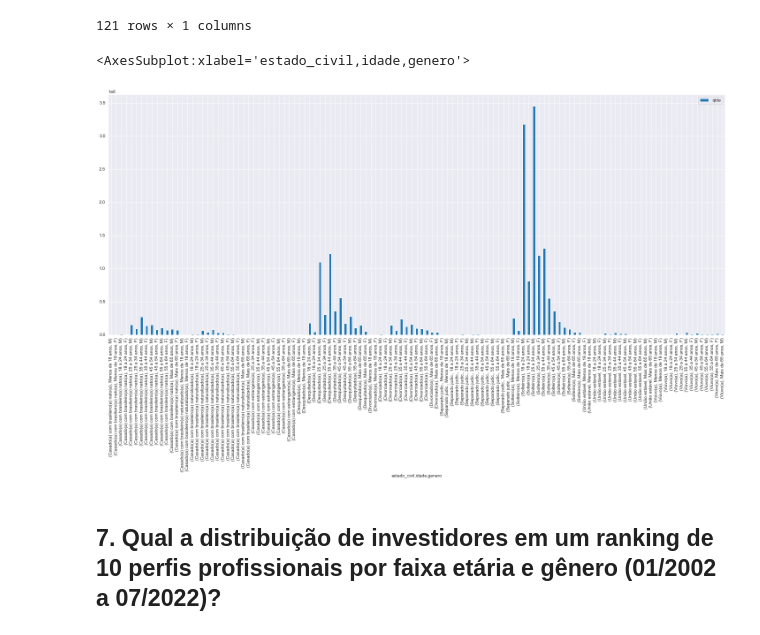
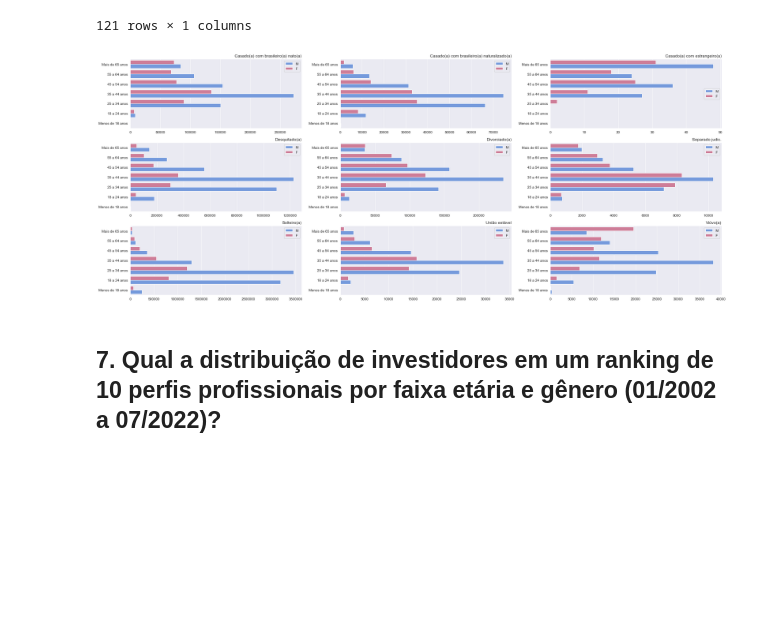
Before and after one commit to emso-exe/Investidores_do_tesouro_direto, a Jupyter notebook: analise_de_dados.ipynb, the cells around one changed output. Cells and saved outputs as stored; diff of their text form; code cells hidden in the pictures; blank space fills up the shorter version.

```diff
--- a/analise_de_dados.ipynb
+++ b/analise_de_dados.ipynb
@@ -885,10 +885,42 @@ df_faixa_genero_civil
 |  | Mais de 65 anos | F | 19550 |
 |  |  | M | 8504 |
 121 rows × 1 columns
-# %%
-df_faixa_genero_civil.plot(kind='bar', rot=90, figsize=(25,10), title='')
-# %% [output]
-<AxesSubplot:xlabel='estado_civil,idade,genero'>
-[figure, removed]
+# %%
+# Função para gerar gráficos de barras de faixa etária, estado civil e gênero
+# param1: dataframe
+# param2: estado civil
+# param3: axis
+
+def graf_faixa_estado_genero(param1, param2, param3):
+    sns.barplot(data=param1.loc[param1['estado_civil'] == param2],
+                x='qtde', y='idade', hue='genero', hue_order=['M', 'F'],
+                ci=False, orient='horizontal', dodge=True,
+                ax=param3, palette=['cornflowerblue', 'palevioletred'])
+    param3.set_ylabel('')
+    param3.set_xlabel('')
+    param3.legend()
+    param3.invert_yaxis()
+    param3.set_title(param2, loc='right')
+    param3.ticklabel_format(style='plain', axis='x')
+
+fig, ((ax1, ax2, ax3), (ax4, ax5, ax6), (ax7, ax8, ax9)
+      ) = plt.subplots(ncols=3, nrows=3, figsize=(25, 10))
+
+df_temp = df_faixa_genero_civil.reset_index()
+
+graf_faixa_estado_genero(df_temp, 'Casado(a) com brasileiro(a) nato(a)', ax1)
+graf_faixa_estado_genero(df_temp, 'Casado(a) com brasileiro(a) naturalizado(a)', ax2)
+graf_faixa_estado_genero(df_temp, 'Casado(a) com estrangeiro(a)', ax3)
+graf_faixa_estado_genero(df_temp, 'Desquitado(a)', ax4)
+graf_faixa_estado_genero(df_temp, 'Divorciado(a)', ax5)
+graf_faixa_estado_genero(df_temp, 'Separado judic.', ax6)
+graf_faixa_estado_genero(df_temp, 'Solteiro(a)', ax7)
+graf_faixa_estado_genero(df_temp, 'União estável', ax8)
+graf_faixa_estado_genero(df_temp, 'Viúvo(a)', ax9)
+
+plt.tight_layout()
+plt.show()
+# %% [output]
+[figure, added]
 # %% [markdown]
 ## 7. Qual a distribuição de investidores em um ranking de 10 perfis profissionais por faixa etária e gênero (01/2002 a 07/2022)?
```
Also changed, not shown: parts of 10 cells of this notebook.
